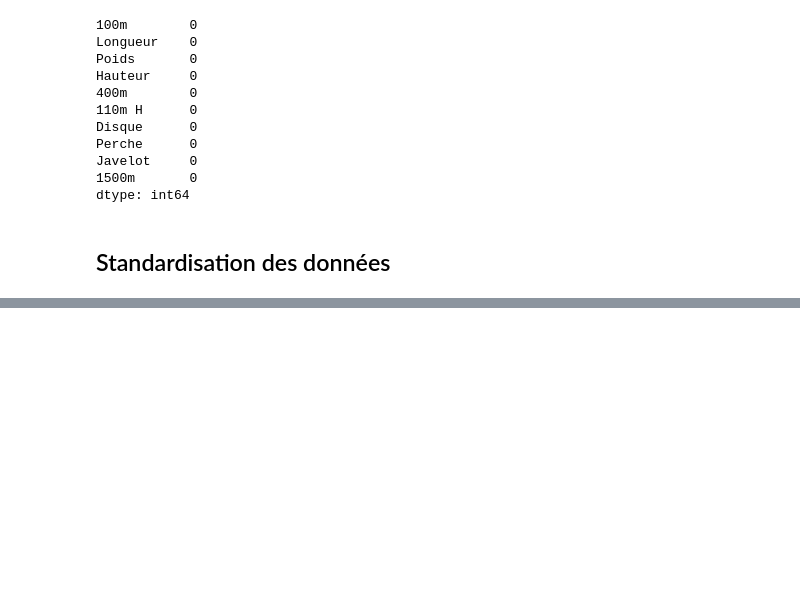
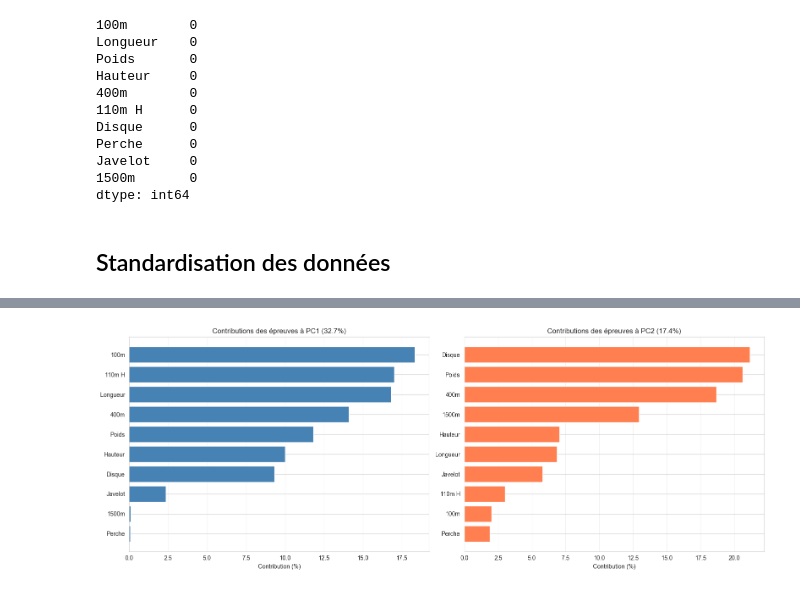
Before and after one commit to EndWriter/sport-profiles-acp, a Jupyter notebook: analyse_acp.ipynb, the cells around one changed output, grey strips where cells are left out. Saved outputs shown, nothing was run; the diff lists cells and outputs as text; code cells hidden in the pictures; blank space fills up the shorter version.

```diff
--- a/analyse_acp.ipynb
+++ b/analyse_acp.ipynb
@@ -111,0 +243,13 @@ dtype: int64
+# %%
+#calcul des contributions en pourcentage pour PC1 et PC2
+contributions = pd.DataFrame(
+    composantes_var[:2, :].T,
+    columns=['PC1', 'PC2'],
+    index=df_acp.columns
+)
+
+#ajout des contributions au carré pour voir l'importance
+contributions['Contrib PC1 (%)'] = (contributions['PC1']**2 / (contributions['PC1']**2).sum()) * 100
+contributions['Contrib PC2 (%)'] = (contributions['PC2']**2 / (contributions['PC2']**2).sum()) * 100
+
+contributions.sort_values('Contrib PC1 (%)', ascending=False)
@@ -111,0 +268,21 @@ dtype: int64
+# %%
+#visualisation des contributions sous forme de barplot
+fig, (ax1, ax2) = plt.subplots(1, 2, figsize=(16, 6))
+
+#contributions à PC1
+contrib_pc1 = contributions.sort_values('Contrib PC1 (%)', ascending=True)
+ax1.barh(contrib_pc1.index, contrib_pc1['Contrib PC1 (%)'], color='steelblue')
+ax1.set_xlabel('Contribution (%)')
+ax1.set_title(f'Contributions des épreuves à PC1 ({variance_expliquee[0]*100:.1f}%)')
+ax1.grid(axis='x', alpha=0.3)
+
+#contributions à PC2
+contrib_pc2 = contributions.sort_values('Contrib PC2 (%)', ascending=True)
+ax2.barh(contrib_pc2.index, contrib_pc2['Contrib PC2 (%)'], color='coral')
+ax2.set_xlabel('Contribution (%)')
+ax2.set_title(f'Contributions des épreuves à PC2 ({variance_expliquee[1]*100:.1f}%)')
+ax2.grid(axis='x', alpha=0.3)
+
+plt.tight_layout()
+# %% [output]
+[figure, added]
```
Also changed, not shown: parts of 12 cells of this notebook.
